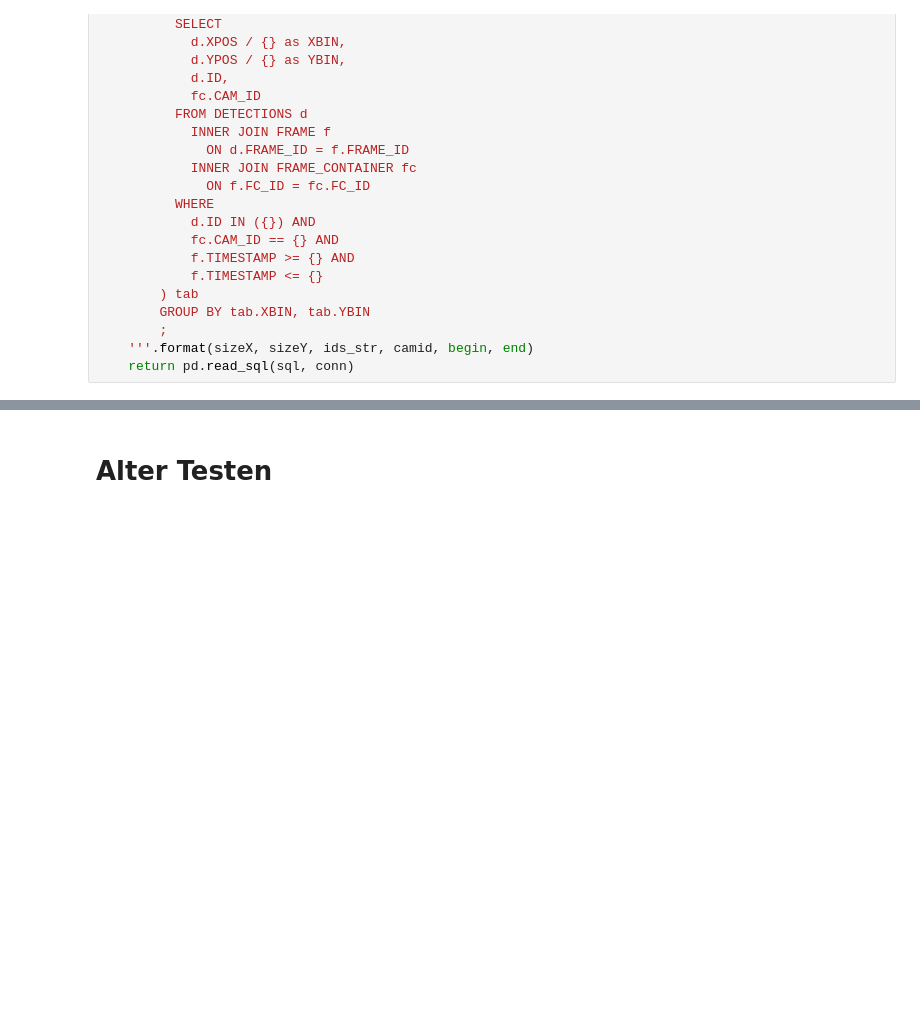
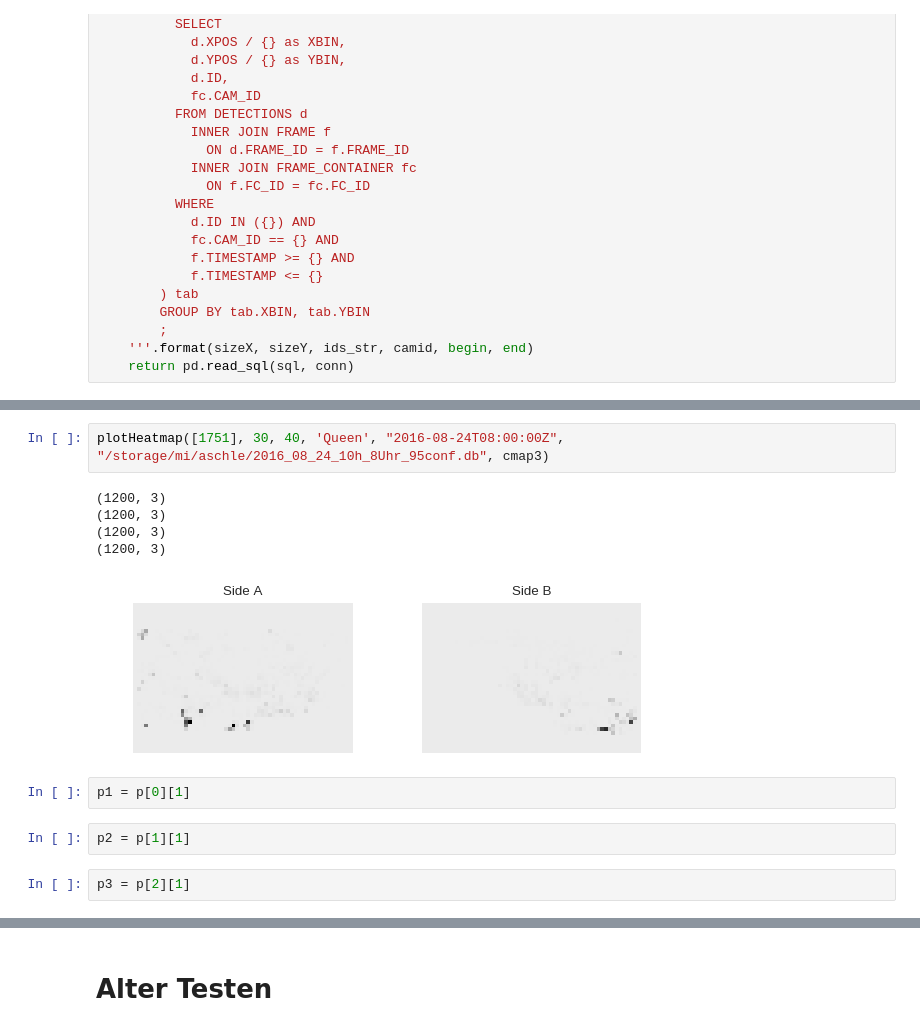
Before and after one commit to aschle/bees-sna, a Jupyter notebook: bib/TestingCommunities.ipynb, the cells around one changed output, grey strips where cells are left out. Saved outputs shown, nothing was run; the diff lists cells and outputs as text; blank space fills up the shorter version.

```diff
--- a/bib/TestingCommunities.ipynb
+++ b/bib/TestingCommunities.ipynb
@@ -790,0 +503,14 @@ StopIteration:
+# %%
+plotHeatmap([1751], 30, 40, 'Queen', "2016-08-24T08:00:00Z", "/storage/mi/aschle/2016_08_24_10h_8Uhr_95conf.db", cmap3)
+# %% [output]
+(1200, 3)
+(1200, 3)
+(1200, 3)
+(1200, 3)
+[figure, added]
+# %%
+p1 = p[0][1]
+# %%
+p2 = p[1][1]
+# %%
+p3 = p[2][1]
```
Also changed, not shown: parts of 108 cells of this notebook.
